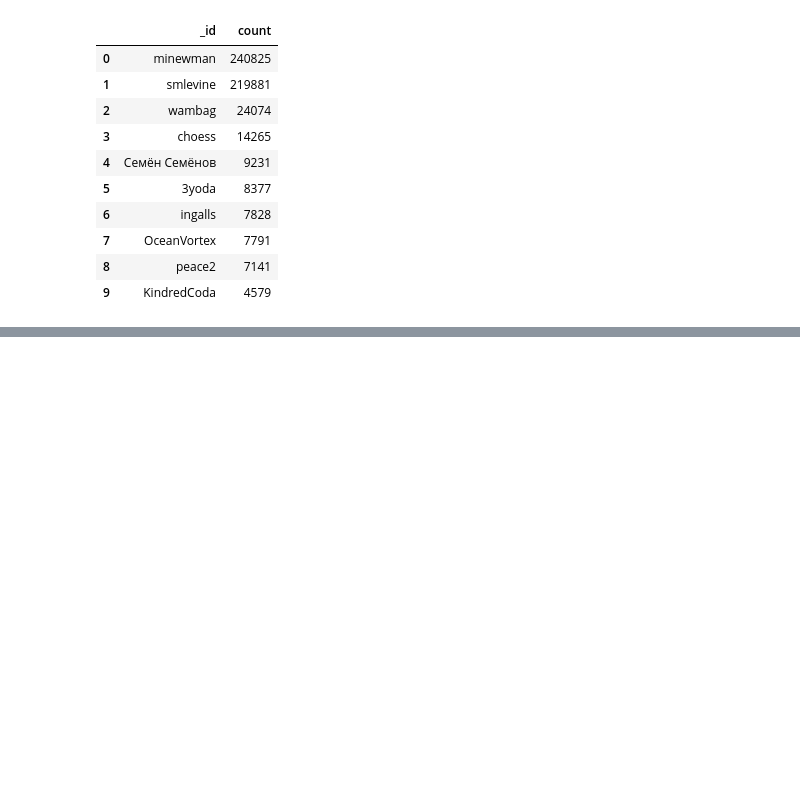
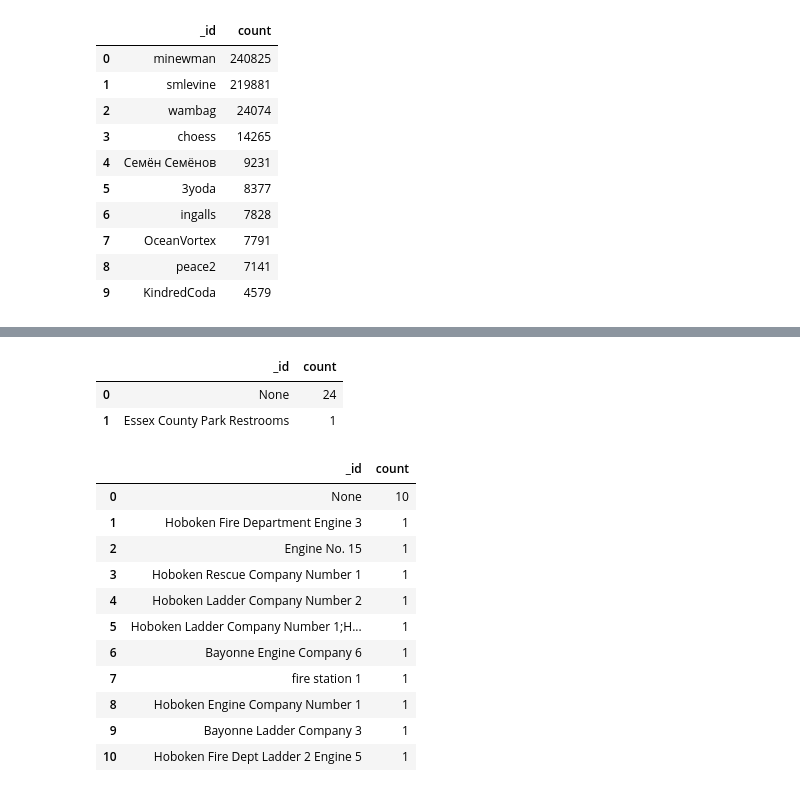
Before and after one commit to richl1/DAND_P3, a Jupyter notebook: CaseStudyOSM.ipynb, the cells around one changed output, grey strips where cells are left out. Saved outputs shown, nothing was run; the diff lists cells and outputs as text; code cells hidden in the pictures; blank space fills up the shorter version.

```diff
--- a/CaseStudyOSM.ipynb
+++ b/CaseStudyOSM.ipynb
@@ -586,0 +746,37 @@ display(pd.DataFrame(list(result)))
+# %%
+#######################################################
+# List Toilets by Name
+#
+result =  coll.aggregate([ {'$match' : {'amenity' : "toilets"}},
+                        {"$group":{ "_id": "$name","count":{"$sum":1}}},
+                        {"$sort" : {"count" : -1}},
+                        ])
+
+display(pd.DataFrame(list(result)))
+# %% [output]
+|  | _id | count |
+| 0 | None | 24 |
+| 1 | Essex County Park Restrooms | 1 |
+# %%
+#######################################################
+# List Fire Stations by Name
+#
+result =  coll.aggregate([ {'$match' : {'amenity' : "fire_station"}},
+                        {"$group":{ "_id": "$name","count":{"$sum":1}}},
+                        {"$sort" : {"count" : -1}},
+                        ])
+
+display(pd.DataFrame(list(result)))
+# %% [output]
+|  | _id | count |
+| 0 | None | 10 |
+| 1 | Hoboken Fire Department Engine 3 | 1 |
+| 2 | Engine No. 15 | 1 |
+| 3 | Hoboken Rescue Company Number 1 | 1 |
+| 4 | Hoboken Ladder Company Number 2 | 1 |
+| 5 | Hoboken Ladder Company Number 1;H... | 1 |
+| 6 | Bayonne Engine Company 6 | 1 |
+| 7 | fire station 1 | 1 |
+| 8 | Hoboken Engine Company Number 1 | 1 |
+| 9 | Bayonne Ladder Company 3 | 1 |
+| 10 | Hoboken Fire Dept Ladder 2 Engine 5 | 1 |
```
Also changed, not shown: parts of 20 cells of this notebook, 2 other files.
